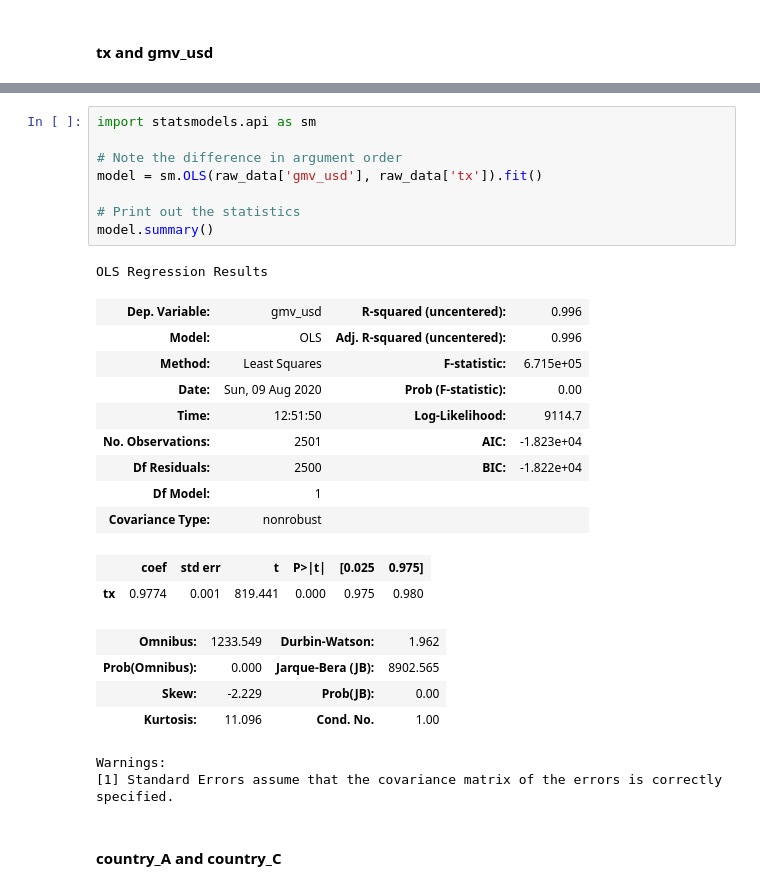
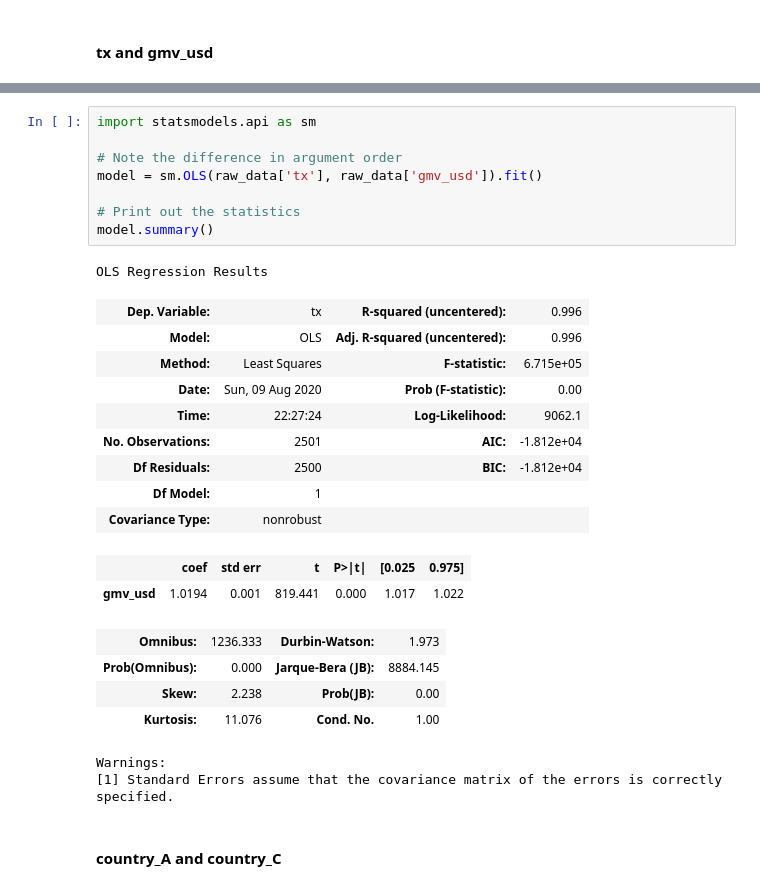
Before and after one commit to marcosmedvescig/thesis_survival_models_for_predicting_churn, a Jupyter notebook: eda.ipynb, the cells around one changed output, grey strips where cells are left out. Cells and saved outputs as stored; diff of their text form.

```diff
--- a/eda.ipynb
+++ b/eda.ipynb
@@ -277,28 +276,28 @@ plt.title('gmv_usd vs tx');
 # %%
 import statsmodels.api as sm
 
 # Note the difference in argument order
-model = sm.OLS(raw_data['gmv_usd'], raw_data['tx']).fit()
+model = sm.OLS(raw_data['tx'], raw_data['gmv_usd']).fit()
 
 # Print out the statistics
 model.summary()
 # %% [output]
 OLS Regression Results
-| Dep. Variable: | gmv_usd | R-squared (uncentered): | 0.996 |
+| Dep. Variable: | tx | R-squared (uncentered): | 0.996 |
 | Model: | OLS | Adj. R-squared (uncentered): | 0.996 |
 | Method: | Least Squares | F-statistic: | 6.715e+05 |
 | Date: | Sun, 09 Aug 2020 | Prob (F-statistic): | 0.00 |
-| Time: | 12:51:50 | Log-Likelihood: | 9114.7 |
-| No. Observations: | 2501 | AIC: | -1.823e+04 |
-| Df Residuals: | 2500 | BIC: | -1.822e+04 |
+| Time: | 22:27:24 | Log-Likelihood: | 9062.1 |
+| No. Observations: | 2501 | AIC: | -1.812e+04 |
+| Df Residuals: | 2500 | BIC: | -1.812e+04 |
 | Df Model: | 1 |  |  |
 | Covariance Type: | nonrobust |  |  |
 |  | coef | std err | t | P>|t| | [0.025 | 0.975] |
-| tx | 0.9774 | 0.001 | 819.441 | 0.000 | 0.975 | 0.980 |
+| gmv_usd | 1.0194 | 0.001 | 819.441 | 0.000 | 1.017 | 1.022 |
-| Omnibus: | 1233.549 | Durbin-Watson: | 1.962 |
-| Prob(Omnibus): | 0.000 | Jarque-Bera (JB): | 8902.565 |
-| Skew: | -2.229 | Prob(JB): | 0.00 |
-| Kurtosis: | 11.096 | Cond. No. | 1.00 |
+| Omnibus: | 1236.333 | Durbin-Watson: | 1.973 |
+| Prob(Omnibus): | 0.000 | Jarque-Bera (JB): | 8884.145 |
+| Skew: | 2.238 | Prob(JB): | 0.00 |
+| Kurtosis: | 11.076 | Cond. No. | 1.00 |
 Warnings:
 [1] Standard Errors assume that the covariance matrix of the errors is correctly specified.
 # %% [markdown]
```
Also changed, not shown: parts of 3 cells of this notebook.
